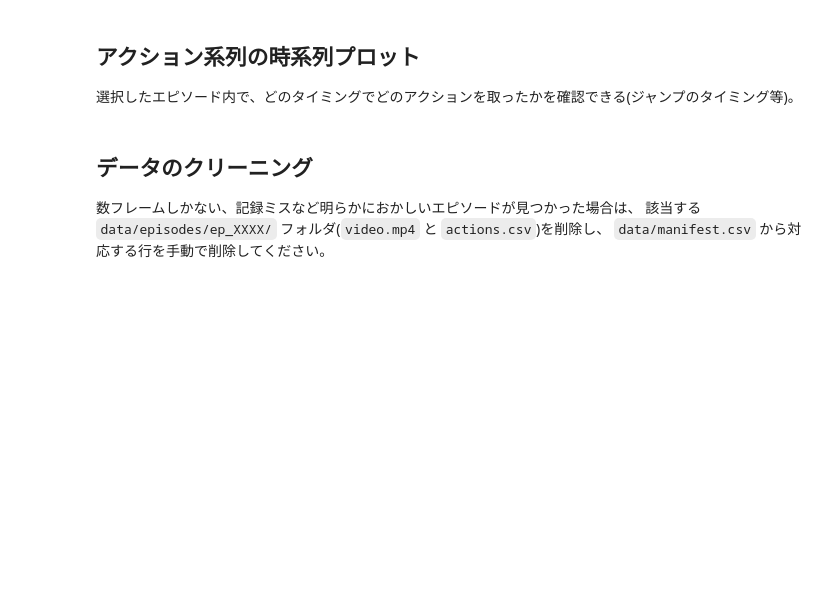
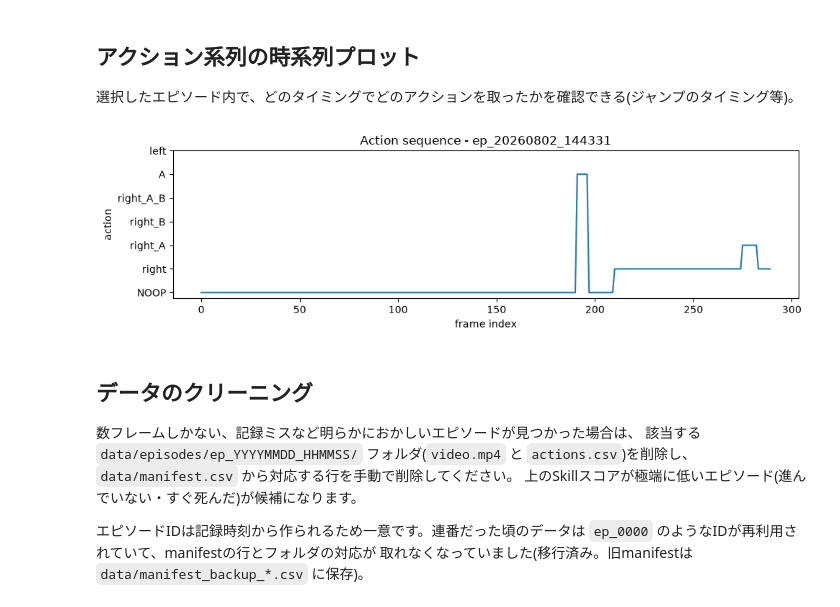
Before and after one commit to naoya1110/mario_competition, a Jupyter notebook: notebooks/02_review_data.ipynb, the cells around one changed output. Saved outputs shown, nothing was run; the diff lists cells and outputs as text; code cells hidden in the pictures; blank space fills up the shorter version.

```diff
--- a/notebooks/02_review_data.ipynb
+++ b/notebooks/02_review_data.ipynb
@@ -126,16 +249,23 @@ plt.show()
 # %%
 fig, ax = plt.subplots(figsize=(10, 3))
 ax.plot(actions_df["frame_idx"], actions_df["action"])
-ax.set_xlabel("フレーム番号")
-ax.set_ylabel("アクション")
+ax.set_xlabel("frame index")
+ax.set_ylabel("action")
 ax.set_yticks(range(len(SIMPLE_MOVEMENT)))
 ax.set_yticklabels(ACTION_NAMES)
-ax.set_title(f"{episode_id} のアクション系列")
+ax.set_title(f"Action sequence - {episode_id}")
 plt.tight_layout()
 plt.show()
+# %% [output]
+[figure, added]
 # %% [markdown]
 ## データのクリーニング
 
 数フレームしかない、記録ミスなど明らかにおかしいエピソードが見つかった場合は、
-該当する `data/episodes/ep_XXXX/` フォルダ(`video.mp4` と `actions.csv`)を削除し、
+該当する `data/episodes/ep_YYYYMMDD_HHMMSS/` フォルダ(`video.mp4` と `actions.csv`)を削除し、
 `data/manifest.csv` から対応する行を手動で削除してください。
+上のSkillスコアが極端に低いエピソード(進んでいない・すぐ死んだ)が候補になります。
+
+エピソードIDは記録時刻から作られるため一意です。連番だった頃のデータは
+`ep_0000` のようなIDが再利用されていて、manifestの行とフォルダの対応が
+取れなくなっていました(移行済み。旧manifestは `data/manifest_backup_*.csv` に保存)。
```
Also changed, not shown: parts of 7 cells of this notebook, 3 other files.
